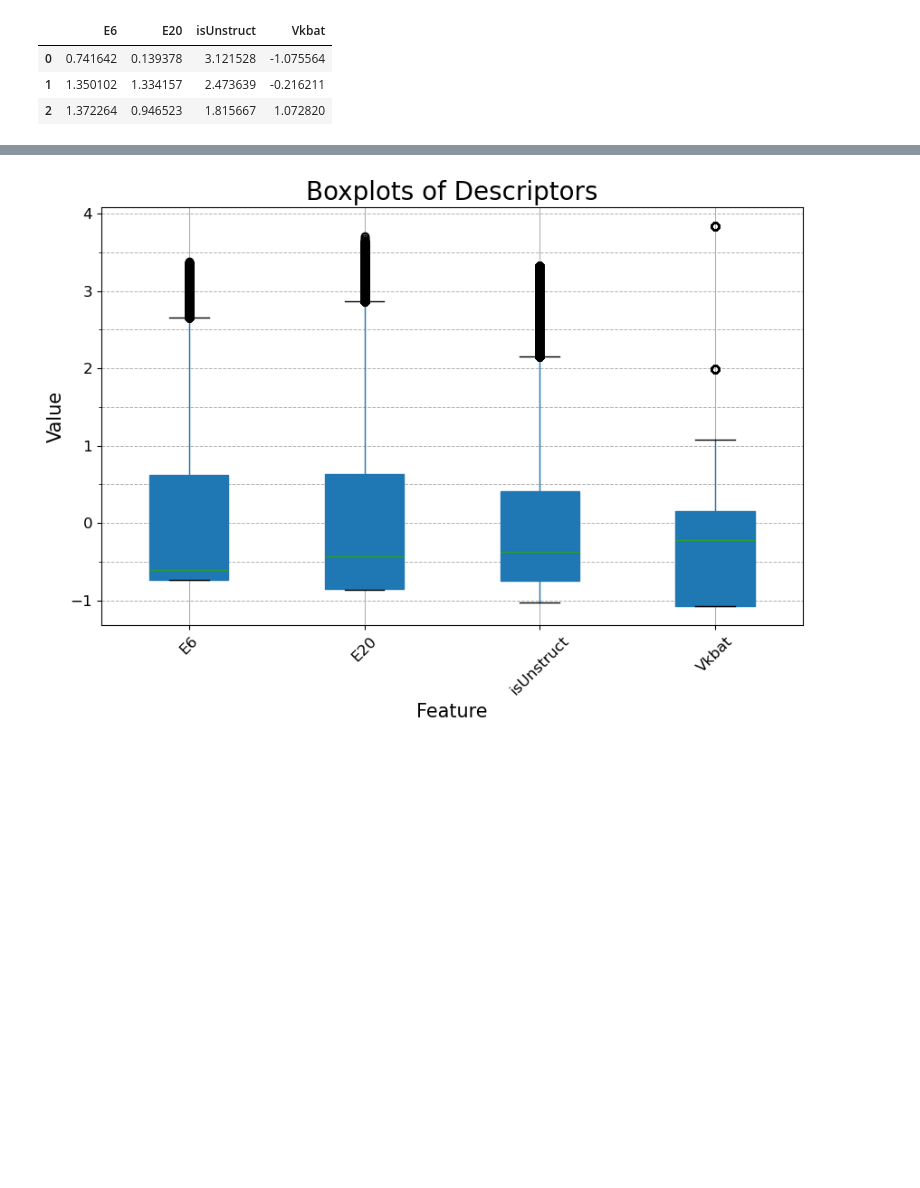
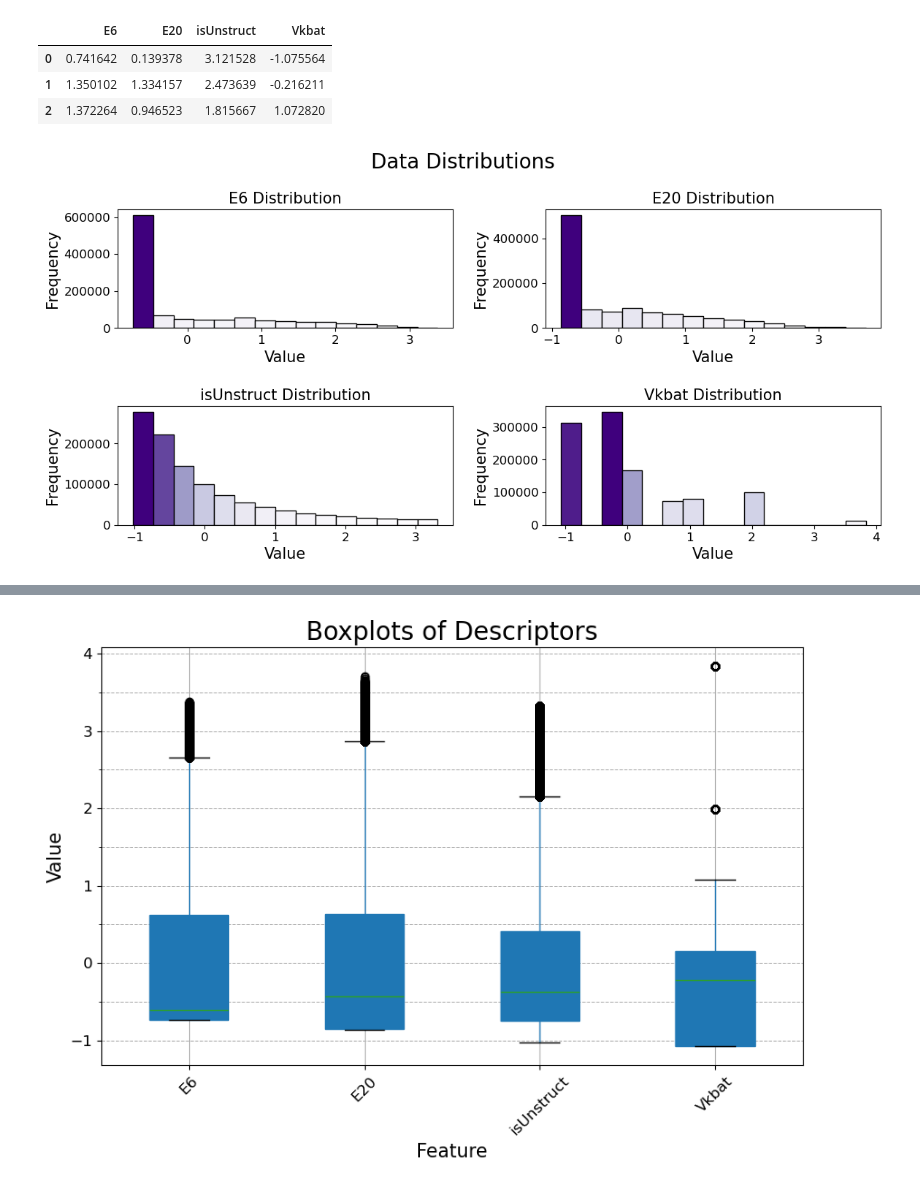
Before and after one commit to cristopher-d-delgado/research-LustigGroup-SJSU, a Jupyter notebook: modeling.ipynb, the cells around one changed output, grey strips where cells are left out. Cells and saved outputs as stored; diff of their text form; code cells hidden in the pictures; blank space fills up the shorter version.

```diff
--- a/modeling.ipynb
+++ b/modeling.ipynb
@@ -371,3 +371,50 @@ standardized_df.head(3)
 # %%
 # Remember that we need to drop E20 as its highly correlated with E6 and E6 was determiend a better descriptor
 #standardized_df.drop(columns=["E20"], inplace=True)
+# %%
+# Define a function to plot histograms with varying shades of blue and dynamic xlim
+def plot_histogram_with_shades(data, col, ax):
+    # Compute histogram bins and frequencies
+    frequencies, bins, patches = ax.hist(data, bins=15, edgecolor='black')
+
+    # Normalize frequencies to map to the "Purples" colormap
+    norm = plt.Normalize(frequencies.min(), frequencies.max())
+    cmap = plt.cm.Purples
+
+    # Apply colors to each bar based on frequency
+    for freq, patch in zip(frequencies, patches):
+        color = cmap(norm(freq))
+        patch.set_facecolor(color)
+
+    # Set dynamic x-axis limits with padding
+    data_min, data_max = data.min(), data.max()
+    padding = 0.05 * (data_max - data_min)  # Add 5% padding on both sides
+    ax.set_xlim(data_min - padding, data_max + padding)
+
+    # Set titles and labels
+    ax.set_title(f"{col} Distribution", fontsize=15)
+    ax.set_xlabel("Value", fontsize=15)
+    ax.set_ylabel("Frequency", fontsize=15)
+    ax.tick_params(axis='both', labelsize=12)
+
+# View data distribution
+fig, axes = plt.subplots(nrows=2, ncols=2, figsize=(12, 6))
+
+# Flatten axes array to iterate over it
+axes = axes.flatten()
+
+# Plot histograms for each column with varying shades of blue and dynamic xlim
+for i, col in enumerate(standardized_df.columns):
+    plot_histogram_with_shades(standardized_df[col], col, axes[i])
+
+# Hide remaining empty subplots
+for j in range(len(standardized_df.columns), len(axes)):
+    axes[j].set_visible(False)
+
+# Add titles and padding
+plt.suptitle("Data Distributions", fontsize=20)
+plt.tight_layout(pad=2.0)
+plt.subplots_adjust(top=0.85)
+plt.show()
+# %% [output]
+[figure, added]
```
Also changed, not shown: parts of 2 cells of this notebook.
